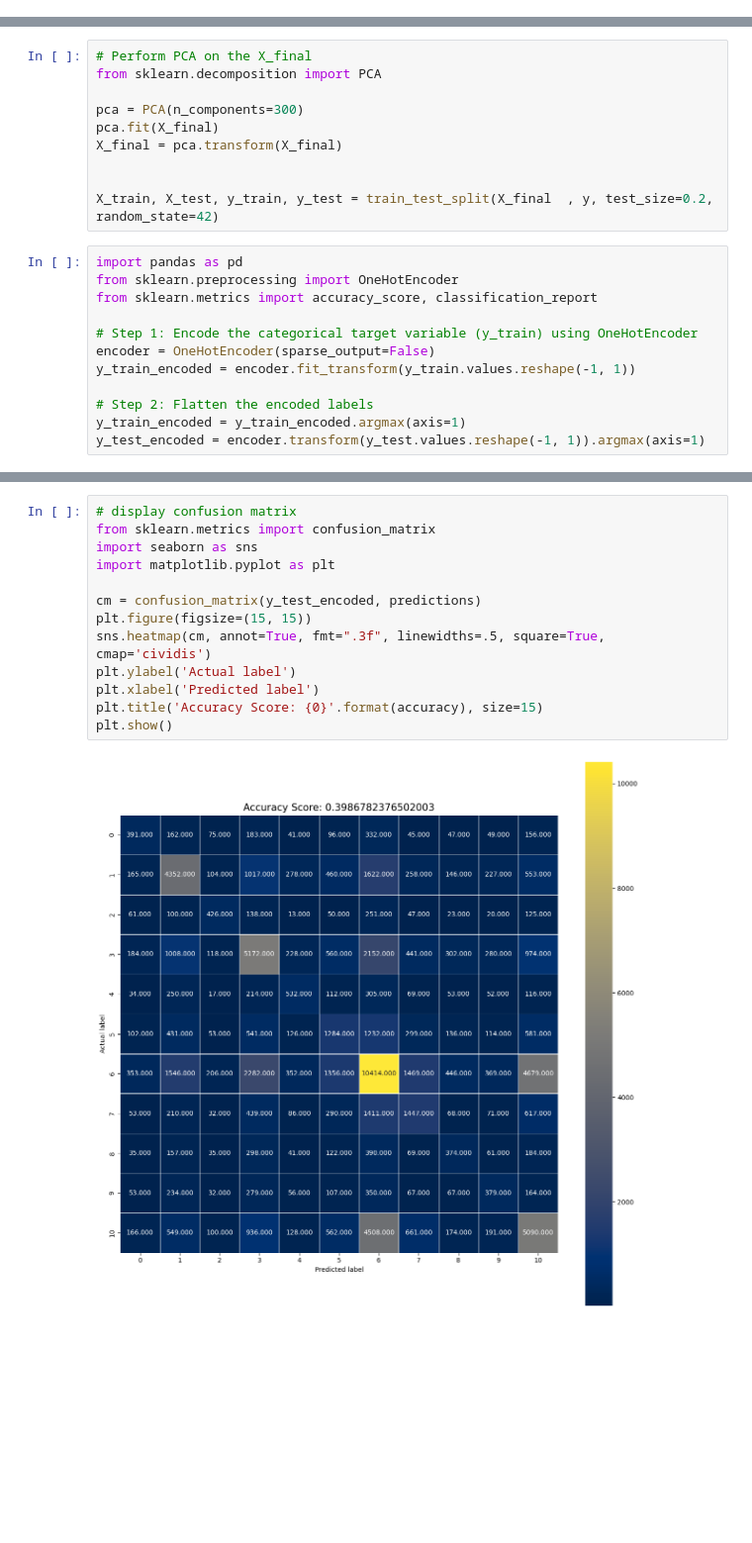
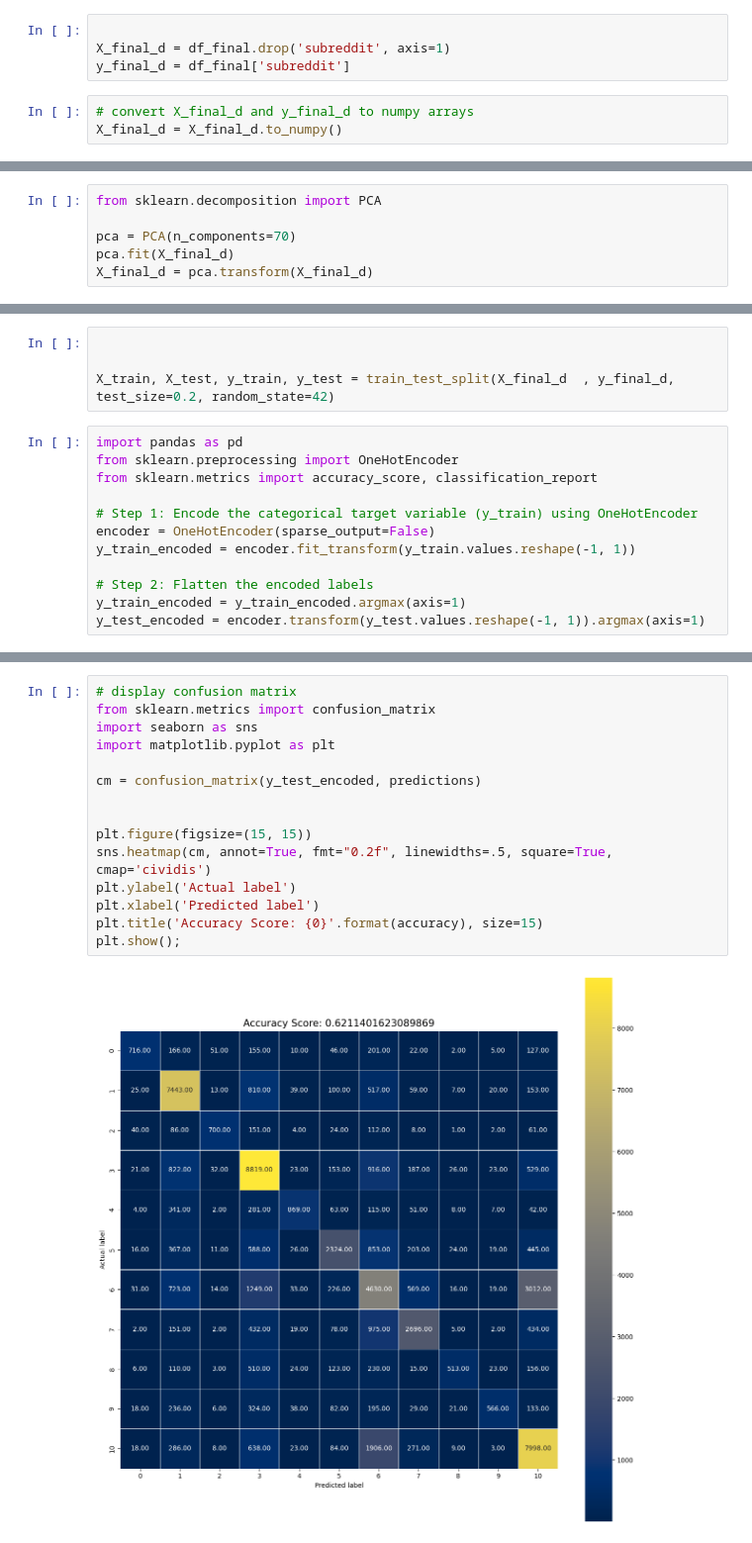
Before and after one commit to Statistical-Methods-in-AI-Monsoon-2023/project-boys, a Jupyter notebook: RFC/RFC_combined.ipynb, the cells around one changed output, grey strips where cells are left out. Shown at 99% size. Drawn from its saved outputs; the diff is of its cells as text; blank space fills up the shorter version.

```diff
--- a/RFC/RFC_combined.ipynb
+++ b/RFC/RFC_combined.ipynb
@@ -35,0 +79,7 @@ y = combined_df['subreddit']  # Target
+# %%
+
+X_final_d = df_final.drop('subreddit', axis=1)
+y_final_d = df_final['subreddit']
+# %%
+# convert X_final_d and y_final_d to numpy arrays
+X_final_d = X_final_d.to_numpy()
@@ -35,0 +95,6 @@ y = combined_df['subreddit']  # Target
+# %%
+from sklearn.decomposition import PCA
+
+pca = PCA(n_components=70)
+pca.fit(X_final_d)
+X_final_d = pca.transform(X_final_d)
@@ -36,13 +118,7 @@ y = combined_df['subreddit']  # Target
 # %%
-# Perform PCA on the X_final
-from sklearn.decomposition import PCA
-
-pca = PCA(n_components=300)
-pca.fit(X_final)
-X_final = pca.transform(X_final)
 
 
-X_train, X_test, y_train, y_test = train_test_split(X_final  , y, test_size=0.2, random_state=42)
+X_train, X_test, y_train, y_test = train_test_split(X_final_d  , y_final_d, test_size=0.2, random_state=42)
 # %%
 import pandas as pd
 from sklearn.preprocessing import OneHotEncoder
@@ -95,15 +181,17 @@ weighted avg       0.40      0.40      0.40     74900
 # %%
 # display confusion matrix
 from sklearn.metrics import confusion_matrix
 import seaborn as sns
 import matplotlib.pyplot as plt
 
 cm = confusion_matrix(y_test_encoded, predictions)
+
+
 plt.figure(figsize=(15, 15))
-sns.heatmap(cm, annot=True, fmt=".3f", linewidths=.5, square=True, cmap='cividis')
+sns.heatmap(cm, annot=True, fmt="0.2f", linewidths=.5, square=True, cmap='cividis')
 plt.ylabel('Actual label')
 plt.xlabel('Predicted label')
 plt.title('Accuracy Score: {0}'.format(accuracy), size=15)
-plt.show()
+plt.show();
 # %% [output]
-[figure, old version]
+[figure, new version]
```
Also changed, not shown: parts of 18 cells of this notebook, 13 other files.
